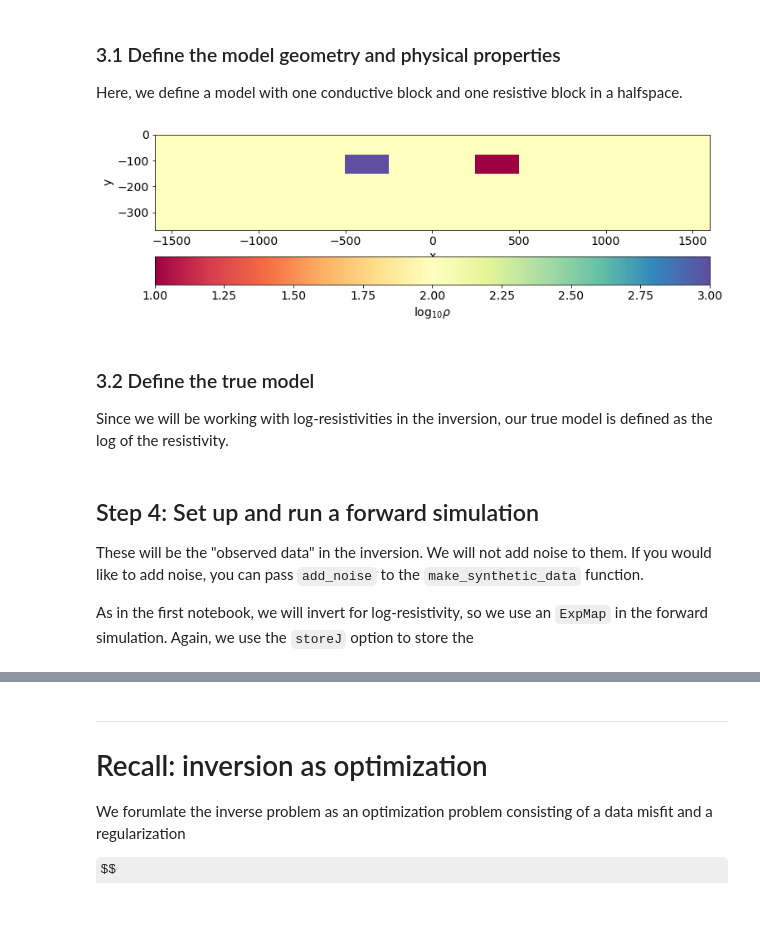
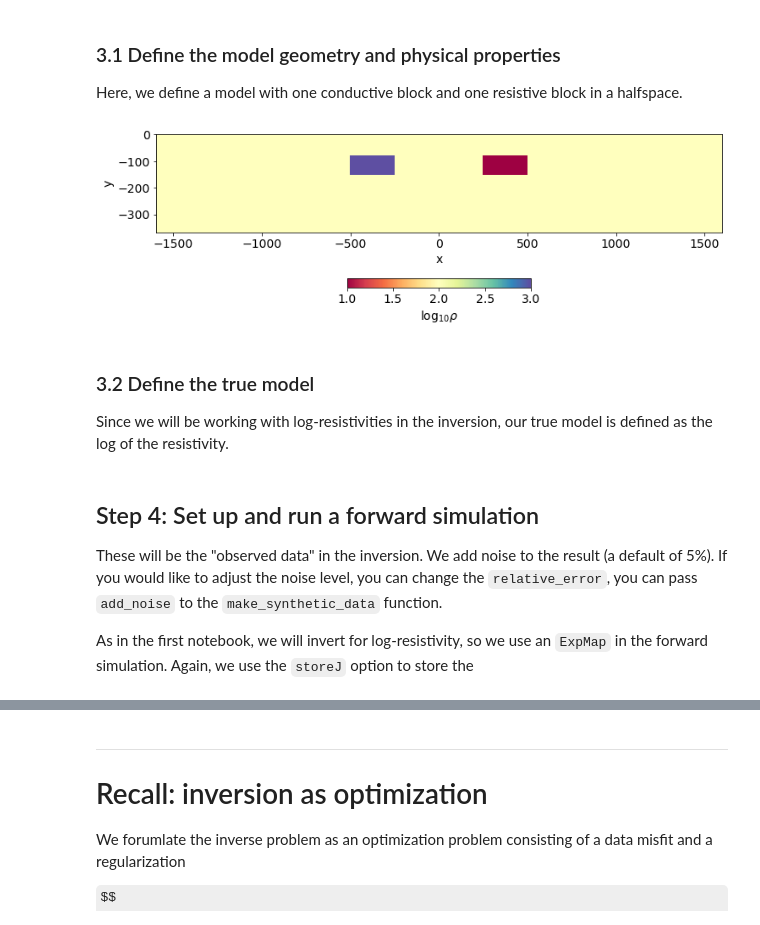
Before and after one commit to simpeg/transform-2020-simpeg, a Jupyter notebook: 3-inversions-dc.ipynb, the cells around one changed output, grey strips where cells are left out. Drawn from its saved outputs; the diff is of its cells as text; code cells hidden in the pictures; some formulas as TeX source.

```diff
--- a/3-inversions-dc.ipynb
+++ b/3-inversions-dc.ipynb
@@ -292,12 +293,12 @@ rho[inds_conductive_block] = rho_conductive_block
 # %%
 fig, ax = plt.subplots(1, 1, figsize=(12, 4))
 out = mesh.plotImage(np.log10(rho), ax=ax, pcolorOpts={"cmap":"Spectral"})
-plt.colorbar(out[0], ax=ax, label="log$_{10} \\rho$", orientation="horizontal", fraction=0.2)
+plt.colorbar(out[0], ax=ax, label="log$_{10} \\rho$", orientation="horizontal", fraction=0.05, pad=0.25)
 ax.set_xlim(core_domain_x)
 ax.set_ylim(core_domain_z + np.r_[-100, 0])
 ax.set_aspect(1.5)
 # %% [output]
-[figure, old version]
+[figure, new version]
 # %% [markdown]
 ### 3.2 Define the true model
 
@@ -307,7 +308,7 @@ model_true = np.log(rho)
 # %% [markdown]
 ## Step 4: Set up and run a forward simulation
 
-These will be the "observed data" in the inversion. We will not add noise to them. If you would like to add noise, you can pass `add_noise` to the `make_synthetic_data` function.
+These will be the "observed data" in the inversion. We add noise to the result (a default of 5%). If you would like to adjust the noise level, you can change the `relative_error`, you can pass `add_noise` to the `make_synthetic_data` function.
 
 As in the first notebook, we will invert for log-resistivity, so we use an `ExpMap` in the forward simulation. Again, we use the `storeJ` option to store the
 # %%
```
Also changed, not shown: parts of 29 cells of this notebook.
